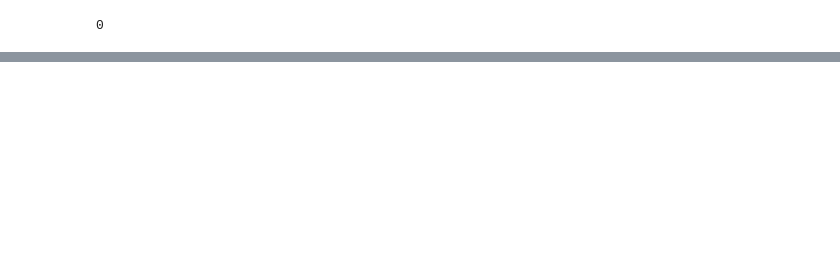
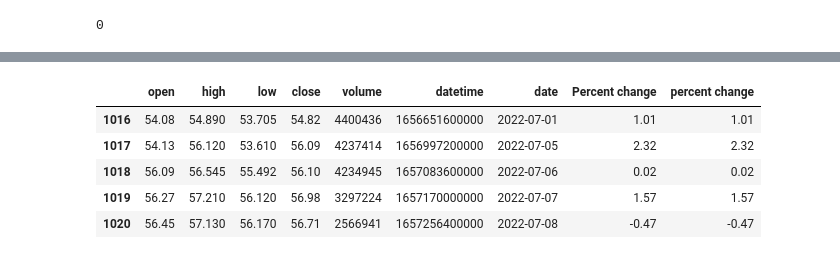
Before and after one commit to CodeCerebro/tpa, a Jupyter notebook: tda.ipynb, the cells around one changed output, grey strips where cells are left out. Cells and saved outputs as stored; diff of their text form; code cells hidden in the pictures; blank space fills up the shorter version.

Commit message:
added percent change

```diff
--- a/tda.ipynb
+++ b/tda.ipynb
@@ -100,0 +135,9 @@ ax_vol.bar(x,y_vol)
+# %%
+hp_df['XLC'].tail()
+# %% [output]
+|  | open | high | low | close | volume | datetime | date | Percent change | percent change |
+| 1016 | 54.08 | 54.890 | 53.705 | 54.82 | 4400436 | 1656651600000 | 2022-07-01 | 1.01 | 1.01 |
+| 1017 | 54.13 | 56.120 | 53.610 | 56.09 | 4237414 | 1656997200000 | 2022-07-05 | 2.32 | 2.32 |
+| 1018 | 56.09 | 56.545 | 55.492 | 56.10 | 4234945 | 1657083600000 | 2022-07-06 | 0.02 | 0.02 |
+| 1019 | 56.27 | 57.210 | 56.120 | 56.98 | 3297224 | 1657170000000 | 2022-07-07 | 1.57 | 1.57 |
+| 1020 | 56.45 | 57.130 | 56.170 | 56.71 | 2566941 | 1657256400000 | 2022-07-08 | -0.47 | -0.47 |
```
Also changed, not shown: parts of 8 cells of this notebook.
